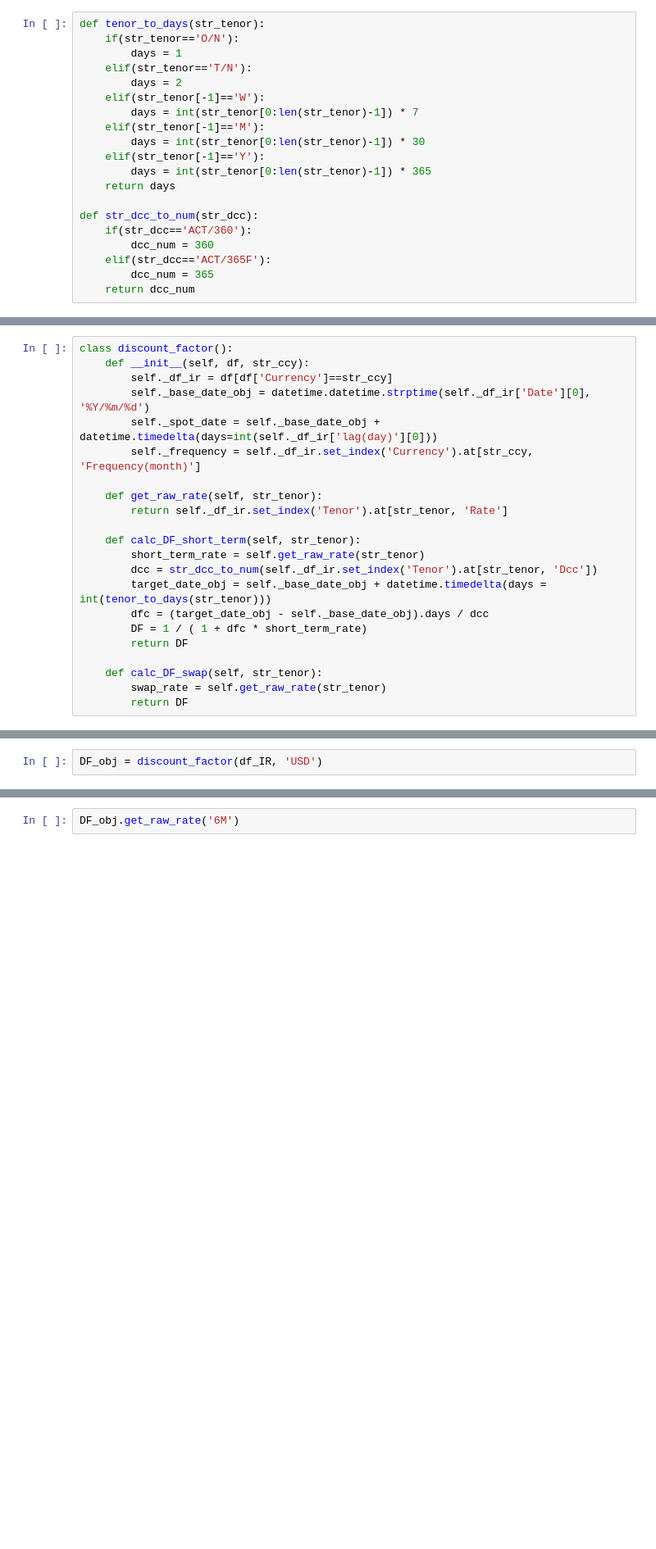
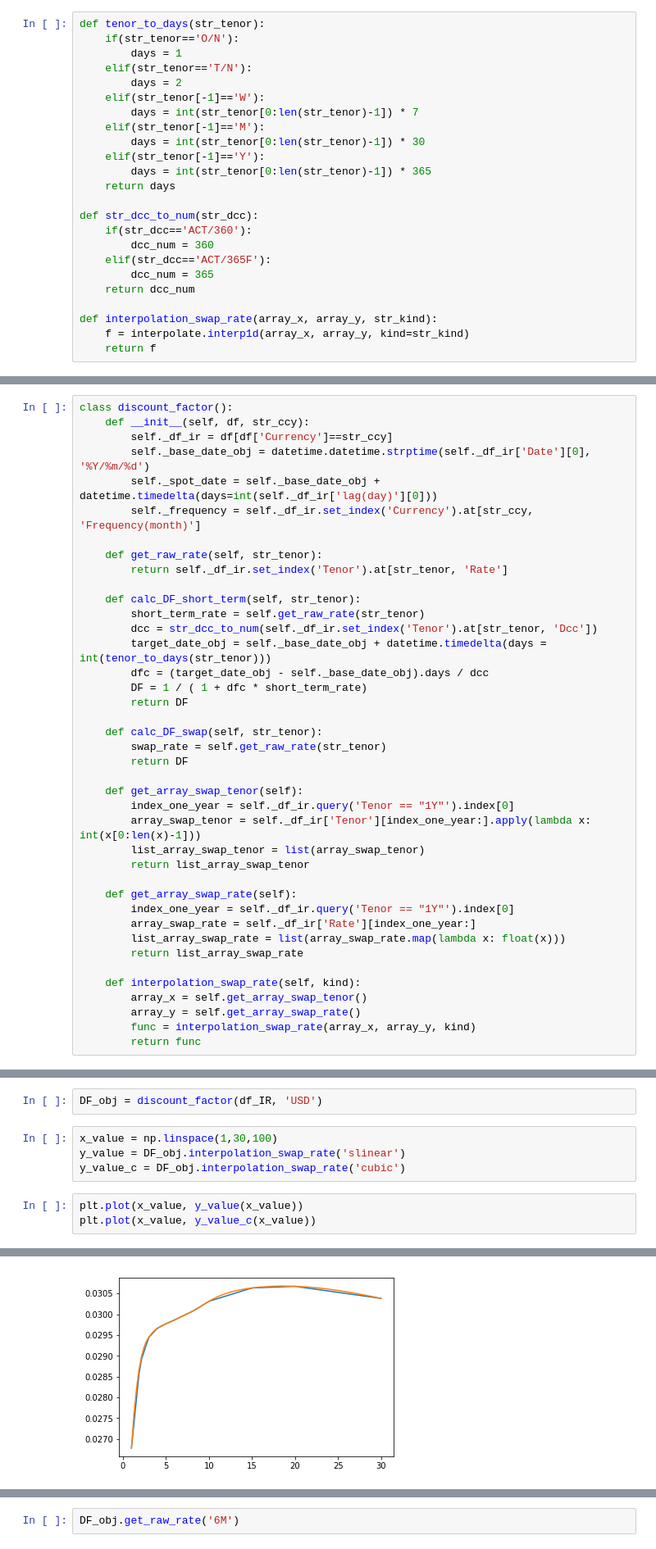
Before and after one commit to singlino0619/Finance, a Jupyter notebook: discount_factor/discount_factor.ipynb, the cells around one changed output, grey strips where cells are left out. Shown at 82% size. Saved outputs shown, nothing was run; the diff lists cells and outputs as text; blank space fills up the shorter version.

Commit message:
add interpolation

```diff
--- a/discount_factor/discount_factor.ipynb
+++ b/discount_factor/discount_factor.ipynb
@@ -78,6 +90,10 @@ def str_dcc_to_num(str_dcc):
     elif(str_dcc=='ACT/365F'):
         dcc_num = 365
     return dcc_num
+
+def interpolation_swap_rate(array_x, array_y, str_kind):
+    f = interpolate.interp1d(array_x, array_y, kind=str_kind)
+    return f
 # %% [markdown]
 ## class: calc discount factor
 # %%
@@ -102,7 +118,33 @@ class discount_factor():
     def calc_DF_swap(self, str_tenor):
         swap_rate = self.get_raw_rate(str_tenor)
         return DF
+
+    def get_array_swap_tenor(self):
+        index_one_year = self._df_ir.query('Tenor == "1Y"').index[0]
+        array_swap_tenor = self._df_ir['Tenor'][index_one_year:].apply(lambda x: int(x[0:len(x)-1]))
+        list_array_swap_tenor = list(array_swap_tenor)
+        return list_array_swap_tenor
+
+    def get_array_swap_rate(self):
+        index_one_year = self._df_ir.query('Tenor == "1Y"').index[0]
+        array_swap_rate = self._df_ir['Rate'][index_one_year:]
+        list_array_swap_rate = list(array_swap_rate.map(lambda x: float(x)))
+        return list_array_swap_rate
+
+    def interpolation_swap_rate(self, kind):
+        array_x = self.get_array_swap_tenor()
+        array_y = self.get_array_swap_rate()
+        func = interpolation_swap_rate(array_x, array_y, kind)
+        return func
 # %% [markdown]
 ## try space
 # %%
 DF_obj = discount_factor(df_IR, 'USD')
+# %%
+x_value = np.linspace(1,30,100)
+y_value = DF_obj.interpolation_swap_rate('slinear')
+y_value_c = DF_obj.interpolation_swap_rate('cubic')
+# %%
+plt.plot(x_value, y_value(x_value))
+plt.plot(x_value, y_value_c(x_value))
+# %% [output]
@@ -108,0 +152 @@ DF_obj = discount_factor(df_IR, 'USD')
+[figure, added]
```
Also changed, not shown: parts of 7 cells of this notebook.
